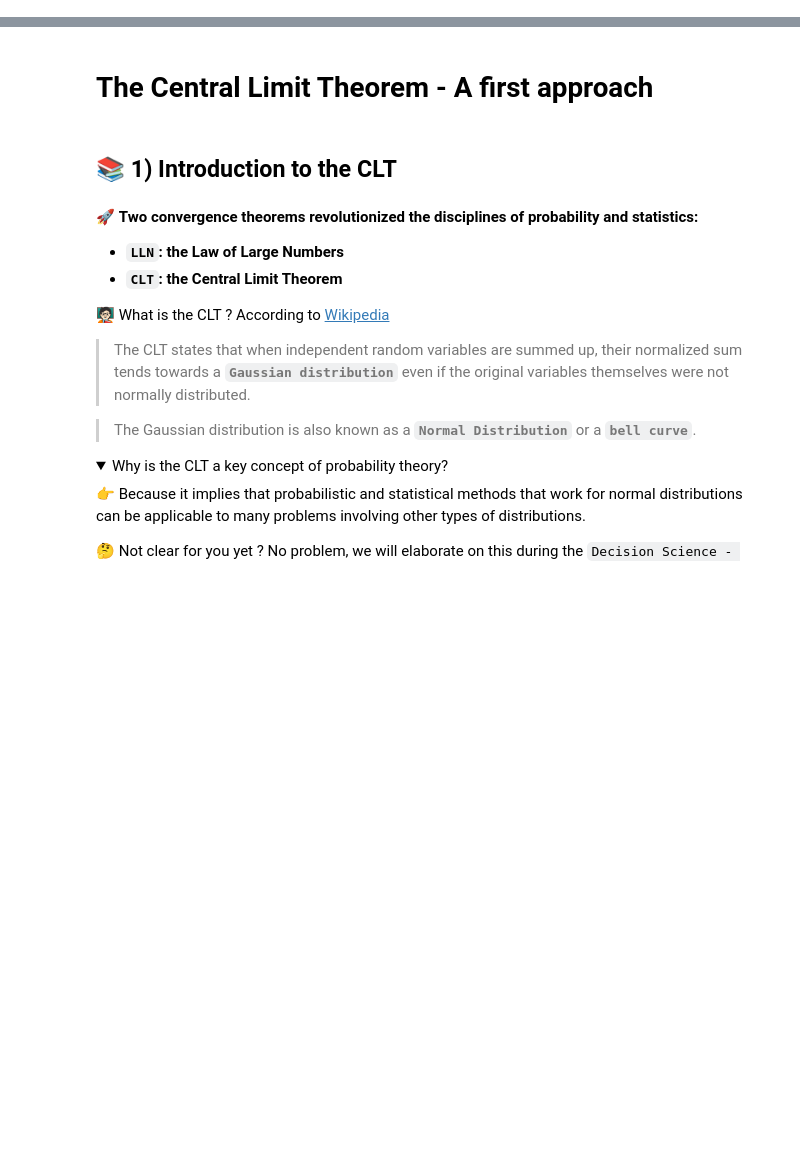
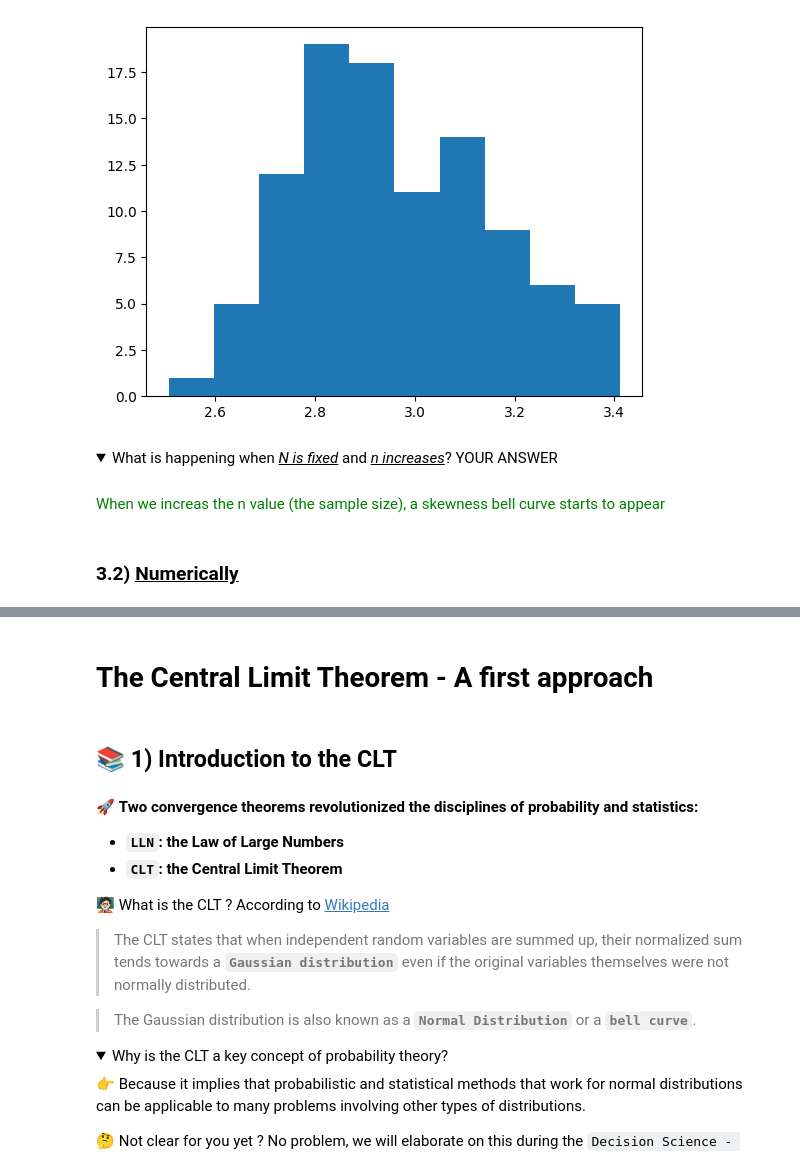
Before and after one commit to MENT3/m2-math-project, a Jupyter notebook: tcl/central-limit-theorem.ipynb, the cells around one changed output, grey strips where cells are left out. Drawn from its saved outputs; the diff is of its cells as text; code cells hidden in the pictures; folded sections open; blank space fills up the shorter version.

```diff
--- a/tcl/central-limit-theorem.ipynb
+++ b/tcl/central-limit-theorem.ipynb
@@ -0,0 +174,20 @@
+# %%
+n = 30
+N = 100
+
+means = clt(df["tip"].to_numpy(), n, N)
+
+plt.hist(means, bins=10)
+plt.show()
+# %% [output]
+[figure, added]
+# %% [markdown]
+<details>
+    <summary>What is happening when <u><i>N is fixed</i></u> and <u><i>n increases</i></u>? YOUR ANSWER</summary>
+
+
+</details>
+# %% [markdown]
+<div style="color:green">When we increas the n value (the sample size), a skewness bell curve starts to appear</div>
+# %% [markdown]
+### 3.2) <u>Numerically</u>
```
Also changed, not shown: parts of 60 cells of this notebook.
